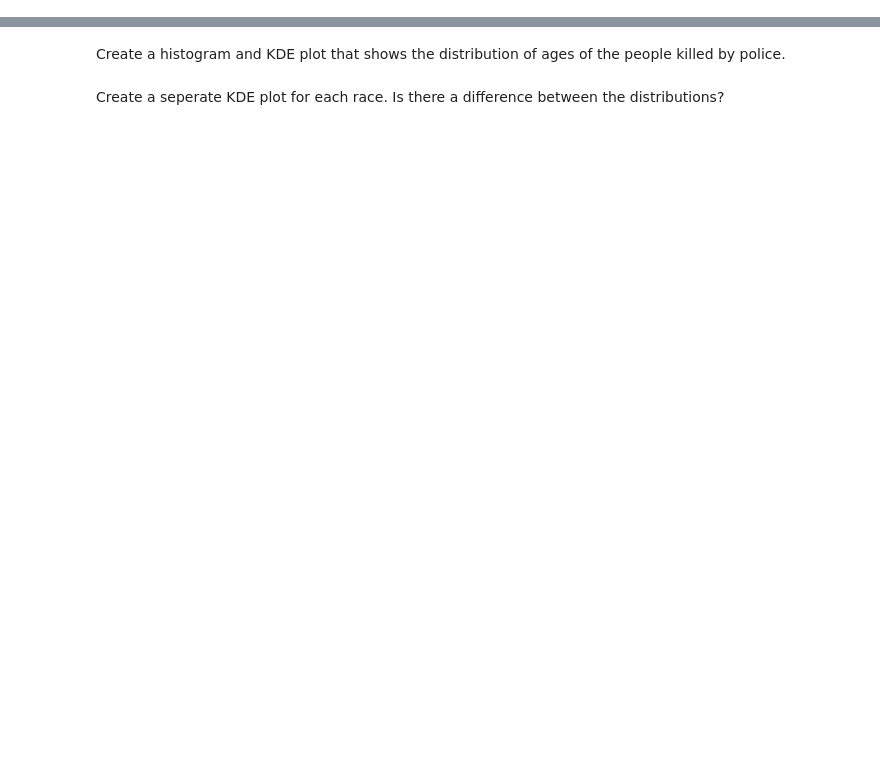
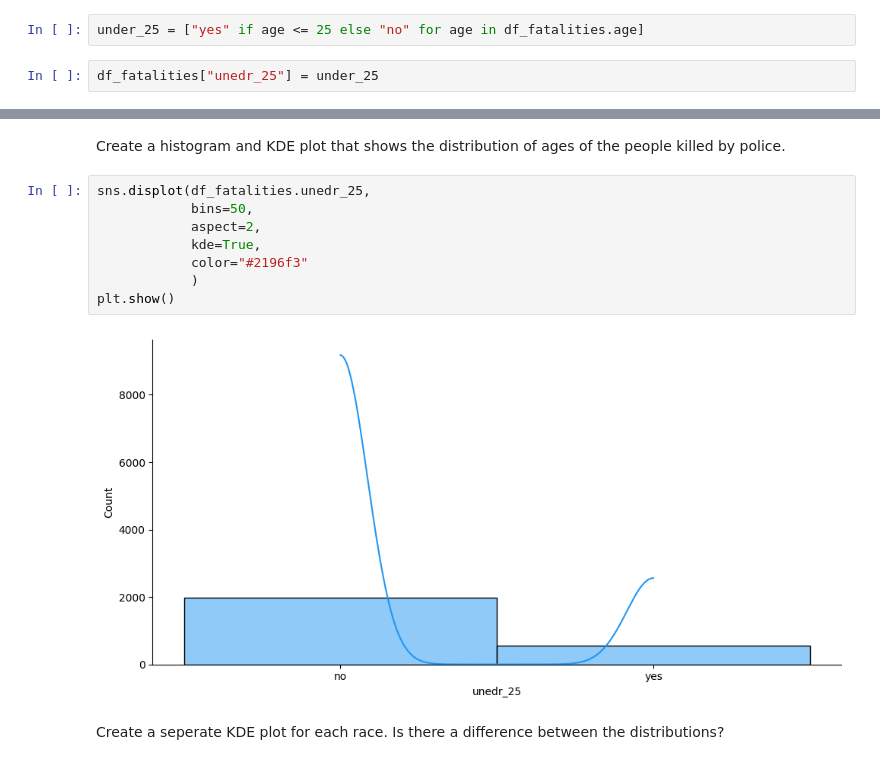
Before and after one commit to Aabi0207/Data-Analysis-Projects, a Jupyter notebook: Fatal+Force+(start)/Fatal_Force_(start).ipynb, the cells around one changed output, grey strips where cells are left out. Cells and saved outputs as stored; diff of their text form; blank space fills up the shorter version.

```diff
--- a/Fatal+Force+(start)/Fatal_Force_(start).ipynb
+++ b/Fatal+Force+(start)/Fatal_Force_(start).ipynb
@@ -175,3 +529,7 @@ In what percentage of police killings were people armed? Create chart that show
 # How Old Were the People Killed?
 # %% [markdown]
 Work out what percentage of people killed were under 25 years old.
+# %%
+under_25 = ["yes" if age <= 25 else "no" for age in df_fatalities.age]
+# %%
+df_fatalities["unedr_25"] = under_25
@@ -178,4 +548,14 @@ Work out what percentage of people killed were under 25 years old.
 # %% [markdown]
 Create a histogram and KDE plot that shows the distribution of ages of the people killed by police.
+# %%
+sns.displot(df_fatalities.unedr_25,
+            bins=50,
+            aspect=2,
+            kde=True,
+            color="#2196f3"
+            )
+plt.show()
+# %% [output]
+[figure, added]
 # %% [markdown]
 Create a seperate KDE plot for each race. Is there a difference between the distributions?
```
Also changed, not shown: parts of 43 cells of this notebook.
